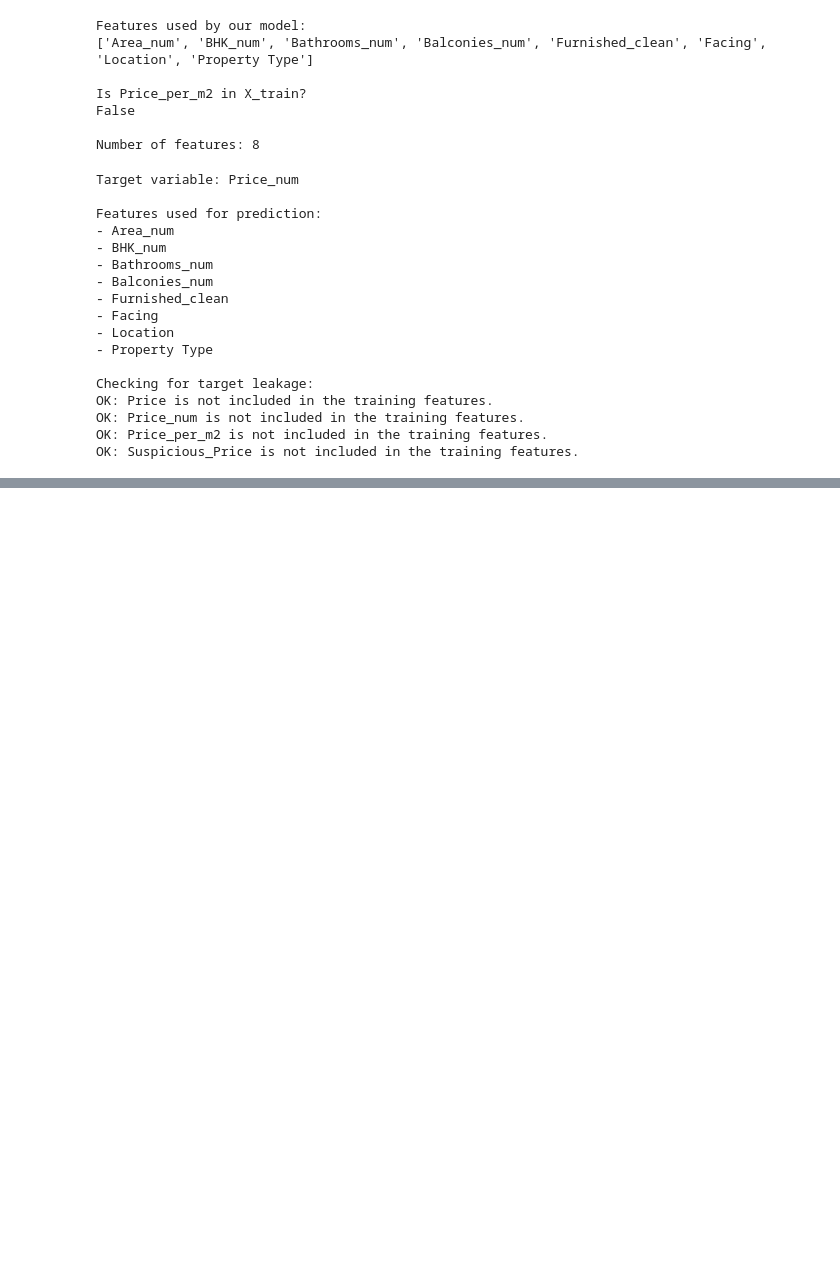
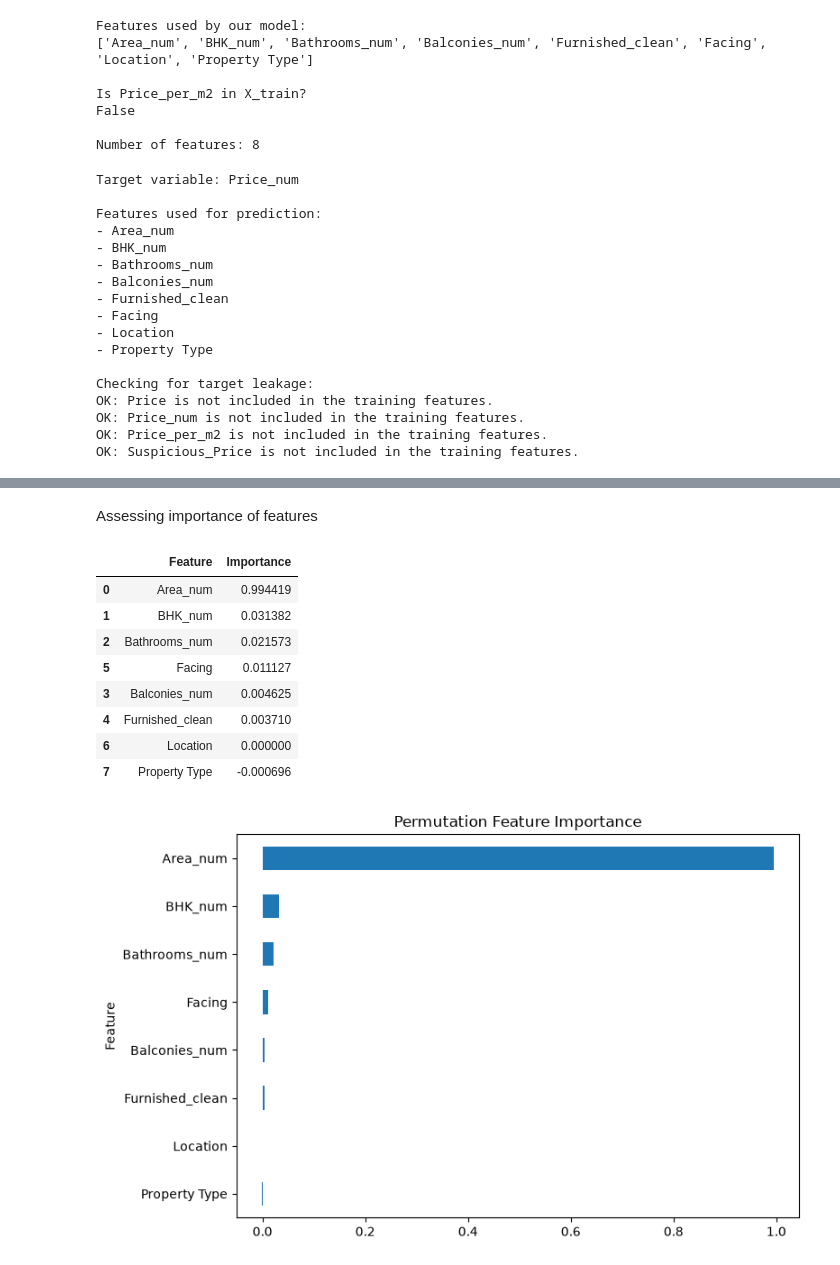
Before and after one commit to iaac-maai/group-3-day2-assignment, a Jupyter notebook: notebooks/supervised_learning.ipynb, the cells around one changed output, grey strips where cells are left out. Saved outputs shown, nothing was run; the diff lists cells and outputs as text; code cells hidden in the pictures; blank space fills up the shorter version.

```diff
--- a/notebooks/supervised_learning.ipynb
+++ b/notebooks/supervised_learning.ipynb
@@ -844,0 +1257,4 @@ OK: Suspicious_Price is not included in the training features.
+# %%
+full_pipeline.fit(X_train, y_train)
+
+print("Pipeline trained successfully!")
@@ -844,0 +2040,36 @@ OK: Suspicious_Price is not included in the training features.
+# %% [markdown]
+Assessing importance of features
+# %%
+from sklearn.inspection import permutation_importance
+
+importance = permutation_importance(
+    best_pipeline, X_test, y_test,
+    scoring="r2", n_repeats=5,
+    random_state=42, n_jobs=-1
+)
+
+importance_df = pd.DataFrame({
+    "Feature": X_test.columns,
+    "Importance": importance.importances_mean
+}).sort_values("Importance", ascending=False)
+
+display(importance_df)
+
+importance_df.sort_values("Importance").plot(
+    x="Feature", y="Importance",
+    kind="barh", legend=False, figsize=(8, 5)
+)
+plt.title("Permutation Feature Importance")
+plt.tight_layout()
+plt.show()
+# %% [output]
+|  | Feature | Importance |
+| 0 | Area_num | 0.994419 |
+| 1 | BHK_num | 0.031382 |
+| 2 | Bathrooms_num | 0.021573 |
+| 5 | Facing | 0.011127 |
+| 3 | Balconies_num | 0.004625 |
+| 4 | Furnished_clean | 0.003710 |
+| 6 | Location | 0.000000 |
+| 7 | Property Type | -0.000696 |
+[figure, added]
```
Also changed, not shown: parts of 112 cells of this notebook.
